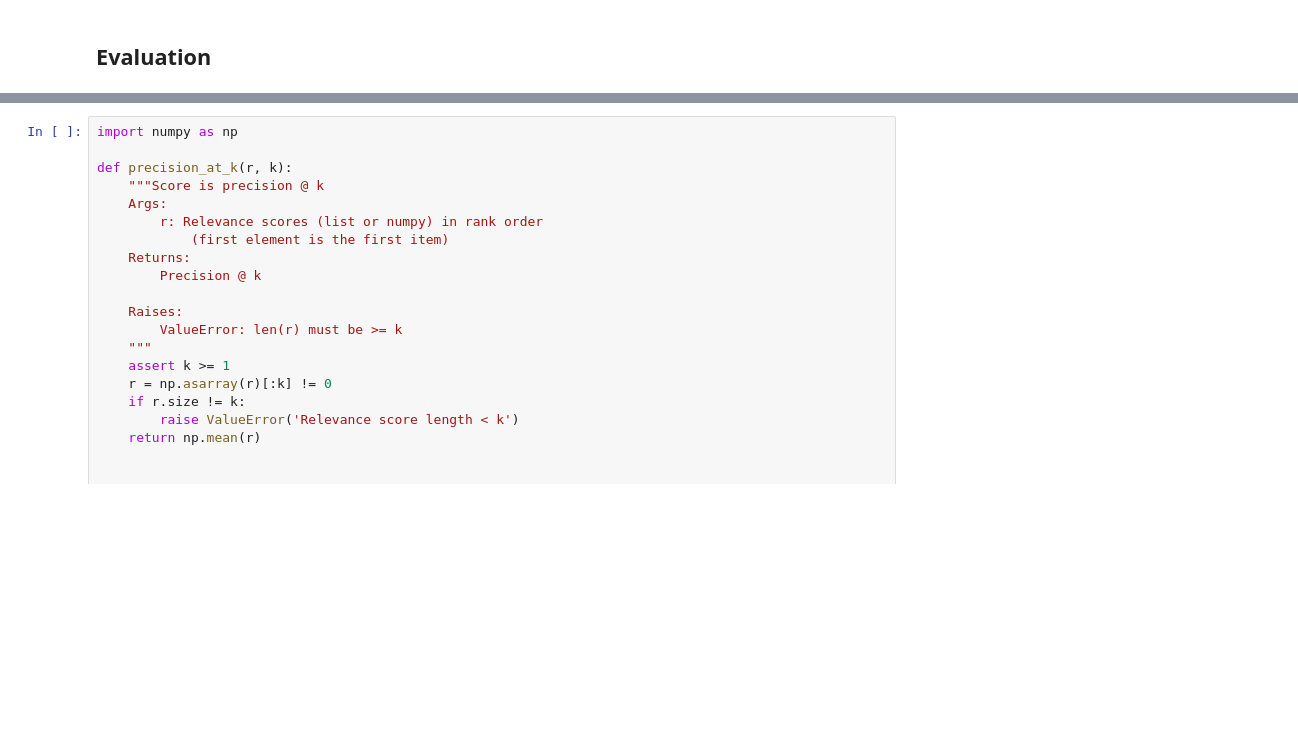
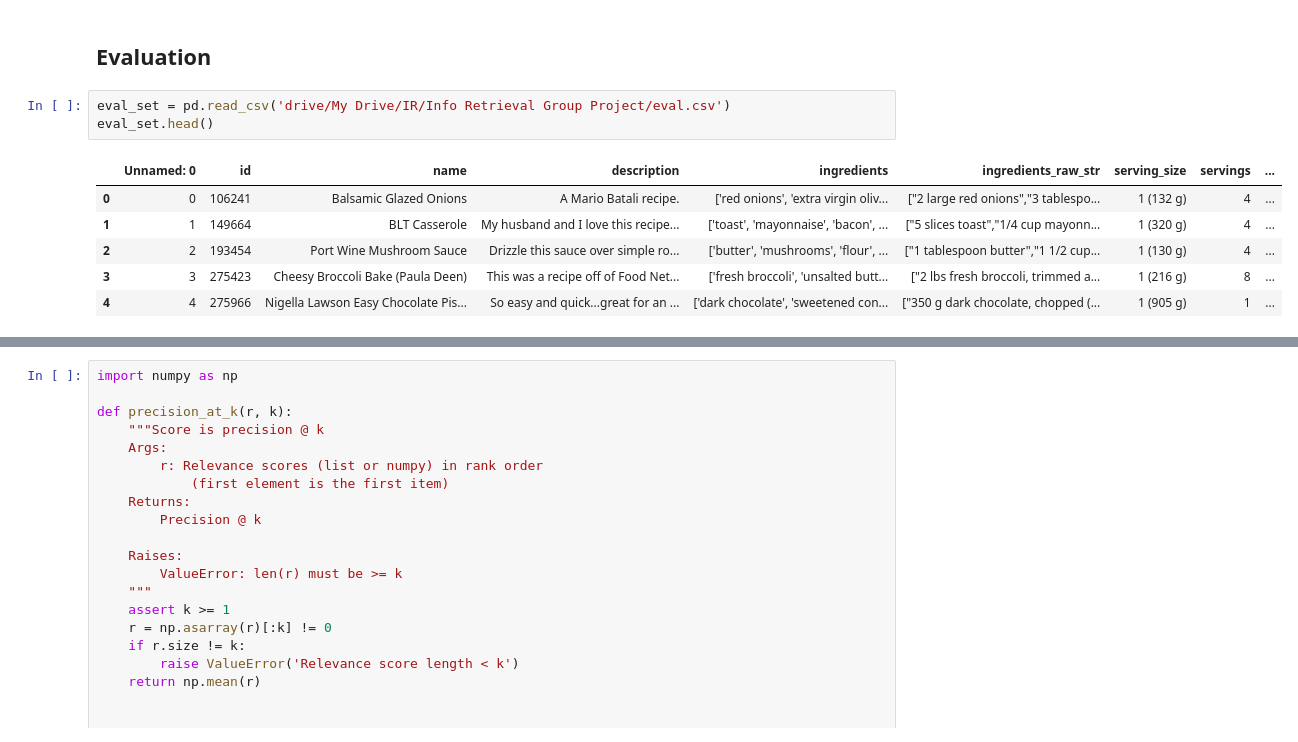
Before and after one commit to placid-brain/50.045-IR-Project-2022, a Jupyter notebook: standard_boolean.ipynb, the cells around one changed output, grey strips where cells are left out. Drawn from its saved outputs; the diff is of its cells as text; blank space fills up the shorter version.

```diff
--- a/standard_boolean.ipynb
+++ b/standard_boolean.ipynb
@@ -252,2 +208,12 @@ Runtime 2055.8699s
 # %% [markdown]
 ## Evaluation
+# %%
+eval_set = pd.read_csv('drive/My Drive/IR/Info Retrieval Group Project/eval.csv')
+eval_set.head()
+# %% [output]
+|  | Unnamed: 0 | id | name | description | ingredients | ingredients_raw_str | serving_size | servings | ... |
+| 0 | 0 | 106241 | Balsamic Glazed Onions | A Mario Batali recipe. | ['red onions', 'extra virgin oliv... | ["2 large red onions","3 tablespo... | 1 (132 g) | 4 | ... |
+| 1 | 1 | 149664 | BLT Casserole | My husband and I love this recipe... | ['toast', 'mayonnaise', 'bacon', ... | ["5 slices toast","1/4 cup mayonn... | 1 (320 g) | 4 | ... |
+| 2 | 2 | 193454 | Port Wine Mushroom Sauce | Drizzle this sauce over simple ro... | ['butter', 'mushrooms', 'flour', ... | ["1 tablespoon butter","1 1/2 cup... | 1 (130 g) | 4 | ... |
+| 3 | 3 | 275423 | Cheesy Broccoli Bake (Paula Deen) | This was a recipe off of Food Net... | ['fresh broccoli', 'unsalted butt... | ["2 lbs fresh broccoli, trimmed a... | 1 (216 g) | 8 | ... |
+| 4 | 4 | 275966 | Nigella Lawson Easy Chocolate Pis... | So easy and quick...great for an ... | ['dark chocolate', 'sweetened con... | ["350 g dark chocolate, chopped (... | 1 (905 g) | 1 | ... |
```
Also changed, not shown: parts of 18 cells of this notebook.
